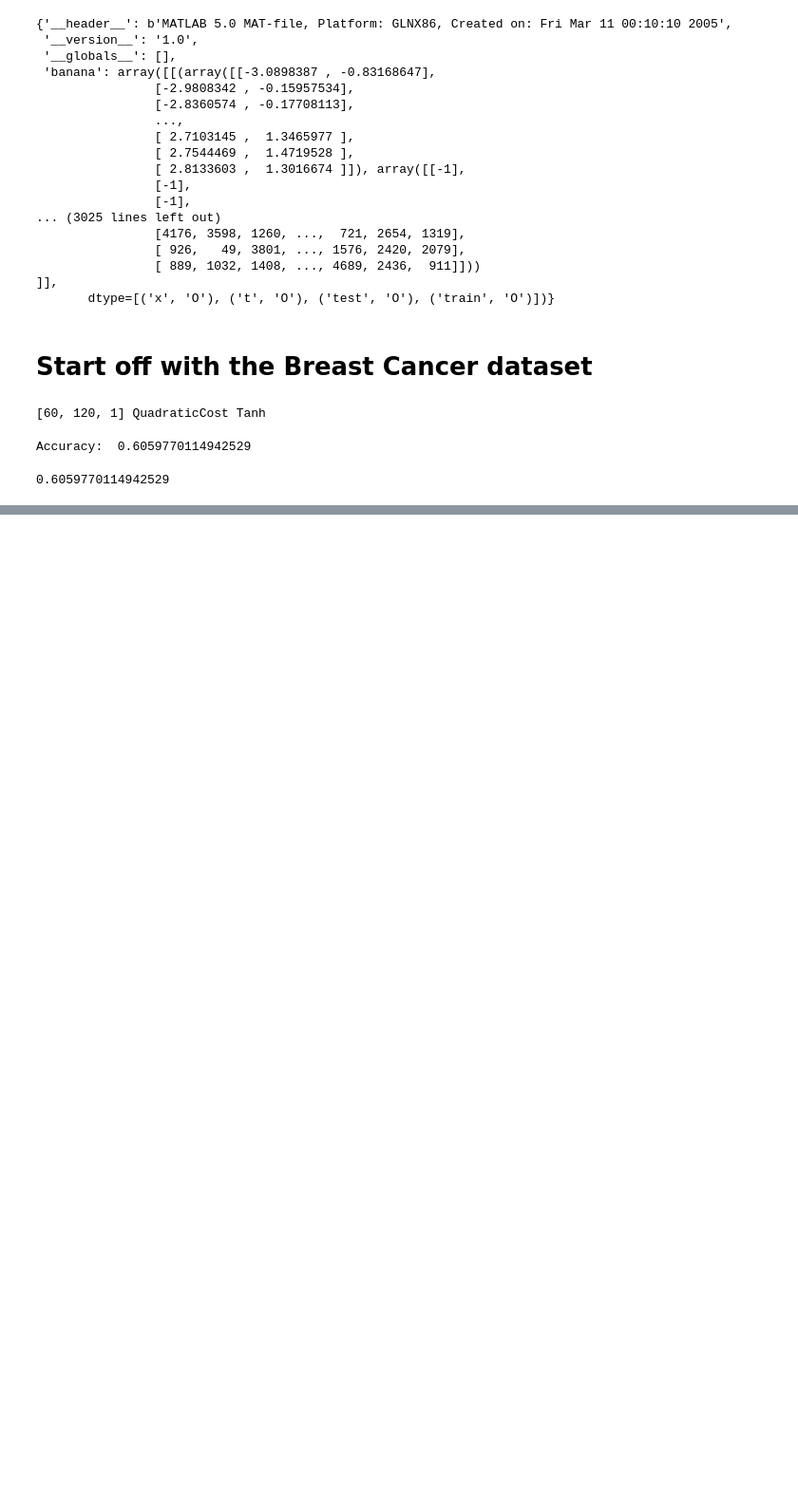
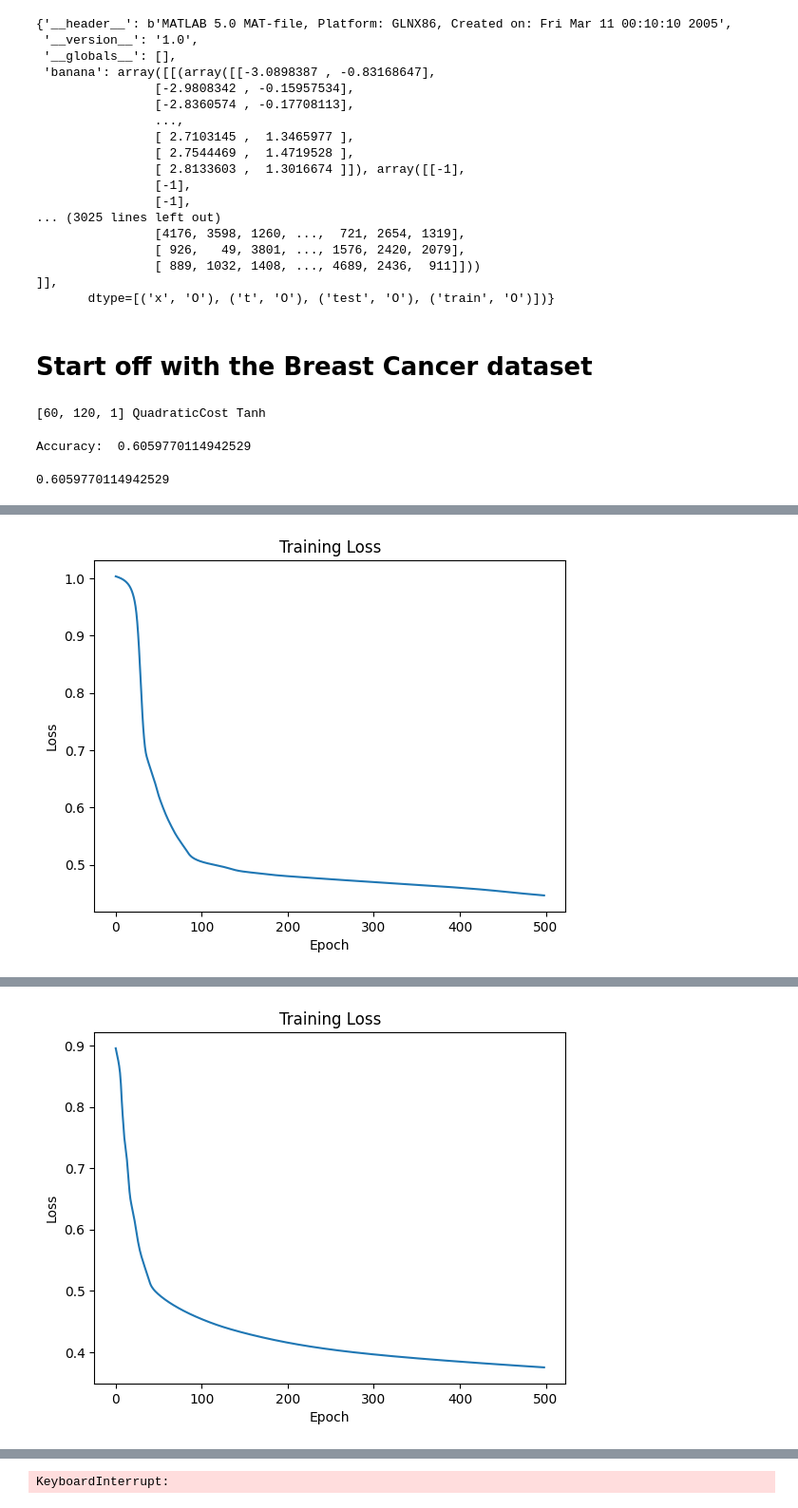
Before and after one commit to ksananth4424/ML_IISc, a Jupyter notebook: Gunnar_Ratsch/splice.ipynb, the cells around one changed output, grey strips where cells are left out. Shown at 95% size. Drawn from its saved outputs; the diff is of its cells as text; code cells hidden in the pictures; blank space fills up the shorter version.

```diff
--- a/Gunnar_Ratsch/splice.ipynb
+++ b/Gunnar_Ratsch/splice.ipynb
@@ -158,12 +158,14 @@ class Network(object):
             f.write("%s\n" % self.func)
         f.close()
 
-    def test(self, test_data):
+    def test(self, test_data, error=False):
         # print(self.feedforward(test_data[0][0]))
         test_results = [(1 if self.feedforward(x) > 0 else -1, y) for (x, y) in test_data]
         accuracy = np.mean([int(x == y) for (x, y) in test_results])
-        print("Accuracy: ", accuracy)
+        # print("Accuracy: ", accuracy)
         # print(test_results)
+        if error:
+            return 1 - accuracy
         return accuracy
 
 
@@ -291,3 +293,55 @@ Network.test(net, splice_test_data)
 # %% [output]
 Accuracy:  0.6059770114942529
 0.6059770114942529
+# %%
+# Output average test error +- standard deviation for 10 runs each having 400 training samples and all having same proportion of 1 and -1
+from sklearn.utils import shuffle
+import time
+
+test_errors = []
+c = 0
+
+while True:
+    # pick a randon number between 0 to 99
+    a = random.randint(0, 19)
+
+    splice_X_train = splice_dataset_X[splice_dataset_train[a]-1]
+    splice_y_train = splice_dataset_y[splice_dataset_train[a]-1]
+    splice_training_inputs = [np.reshape(x, (len(x), 1)) for x in splice_X_train]
+    splice_training_results = [np.reshape(y, (1, 1)) for y in splice_y_train]
+    splice_training_data = list(zip(splice_training_inputs, splice_training_results))
+
+    splice_X_test = splice_dataset_X[splice_dataset_test[a]-1]
+    splice_y_test = splice_dataset_y[splice_dataset_test[a]-1]
+    splice_test_inputs = [np.reshape(x, (len(x), 1)) for x in splice_X_test]
+    splice_test_results = [np.reshape(y, (1, 1)) for y in splice_y_test]
+    splice_test_data = list(zip(splice_test_inputs, splice_test_results))
+
+    net = Network([60, 12, 1], cost=QuadraticCost, func=Tanh)
+    # note train time
+    start_time = time.process_time()
+    net.train(splice_training_data, 500, 0.1)
+    end_time = time.process_time()
+    elapsed_time = end_time - start_time
+    temp = Network.test(net, splice_test_data, error=True)
+    c += 1
+    print(temp)
+    test_errors.append(temp)
+
+    print("Elapsed time: ", elapsed_time)
+    with open("log.txt", 'r') as f:
+        lines = f.readlines()
+
+    losses = [float(line.split(':')[1]) for line in lines[2:]]
+
+    plt.figure()
+    plt.plot(losses)
+    plt.xlabel('Epoch')
+    plt.ylabel('Loss')
+    plt.title('Training Loss')
+    plt.show()
+    if c == 10:
+        break
+
+print("Average test error: ", np.mean(test_errors), "+-", np.std(test_errors))
+# %% [output]
@@ -293,0 +350 @@ Accuracy:  0.6059770114942529
+[figure, added]
@@ -293,0 +353 @@ Accuracy:  0.6059770114942529
+[figure, added]
@@ -293,0 +357 @@ Accuracy:  0.6059770114942529
+KeyboardInterrupt:
```
Also changed, not shown: parts of 1 cell of this notebook, 5 other files.
